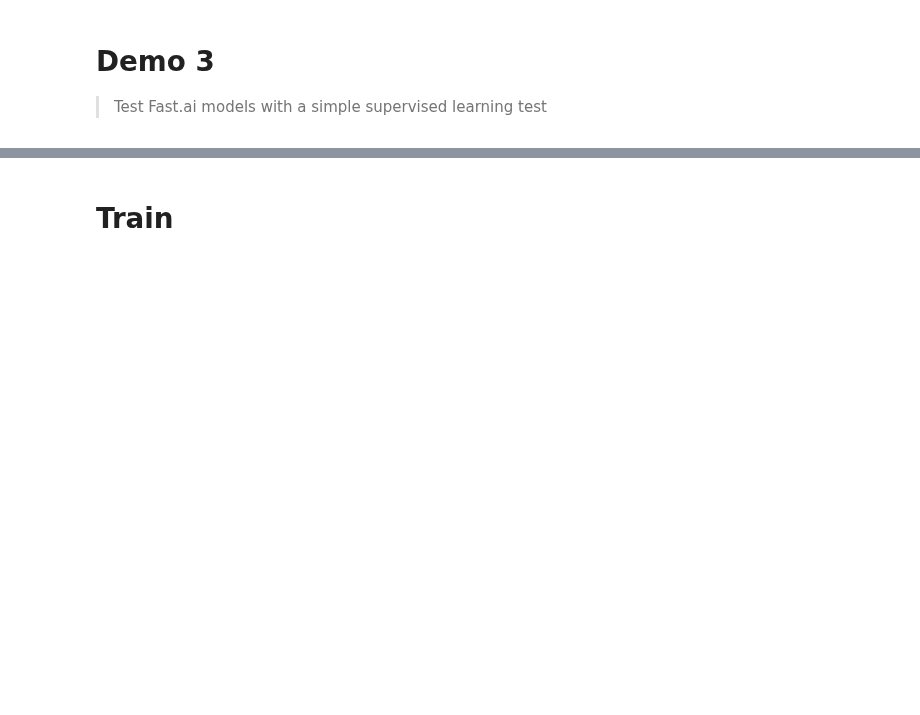
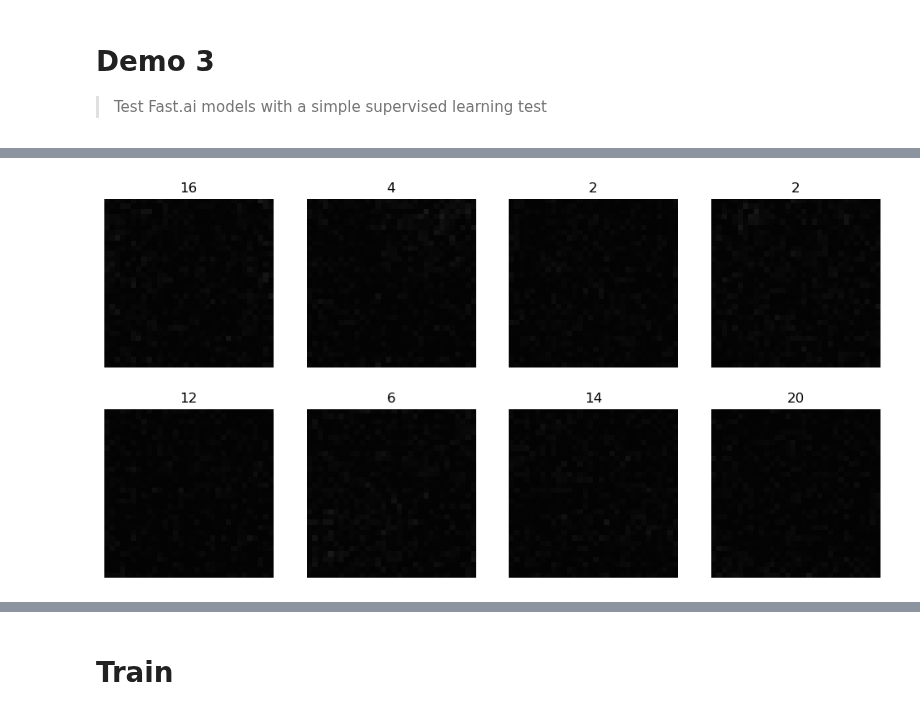
Before and after one commit to bmandracchia/Noise2Model, a Jupyter notebook: nbs/90b_demo_layers-2.ipynb, the cells around one changed output, grey strips where cells are left out. Cells and saved outputs as stored; diff of their text form; code cells hidden in the pictures; blank space fills up the shorter version.

```diff
--- a/nbs/90b_demo_layers-2.ipynb
+++ b/nbs/90b_demo_layers-2.ipynb
@@ -32,14 +36,23 @@ path = Path('../_data/Confocal_BPAE_B/')
 path_train_raw = Path(path/"raw")
 path_train_gt = Path(path/"gt")
 # %%
-dblock = DataBlock(blocks=(ImageBlock(cls=PILImageBW), ImageBlock(cls=PILImageBW)),
-                   get_items=get_image_files,
-                   get_y=get_noisy_pair,
-                   splitter=RandomSplitter(valid_pct=0.2),
-                   item_tfms=RandomCrop(64),
-                   )
+# dblock = DataBlock(blocks=(ImageBlock(cls=PILImageBW), ImageBlock(cls=PILImageBW)),
+#                    get_items=get_image_files,
+#                    get_y=get_noisy_pair,
+#                    splitter=RandomSplitter(valid_pct=0.2),
+#                    item_tfms=RandomCrop(64),
+#                    )
+
+dblock = DataBlock(blocks=(ImageBlock(), CategoryBlock()),
+                    get_items=get_image_files,
+                    get_y=parent_label,
+                    item_tfms=RandomCrop(32),
+                    )
+
 # dblock.summary(path_train_raw)
 # dsets = dblock.datasets(path_train_raw)
 # dsets.train[0]
 dls = dblock.dataloaders(path_train_raw)
 dls.show_batch(max_n=8, cmap='gray')
+# %% [output]
+[figure, added]
```
Also changed, not shown: parts of 5 cells of this notebook, 4 other files.
